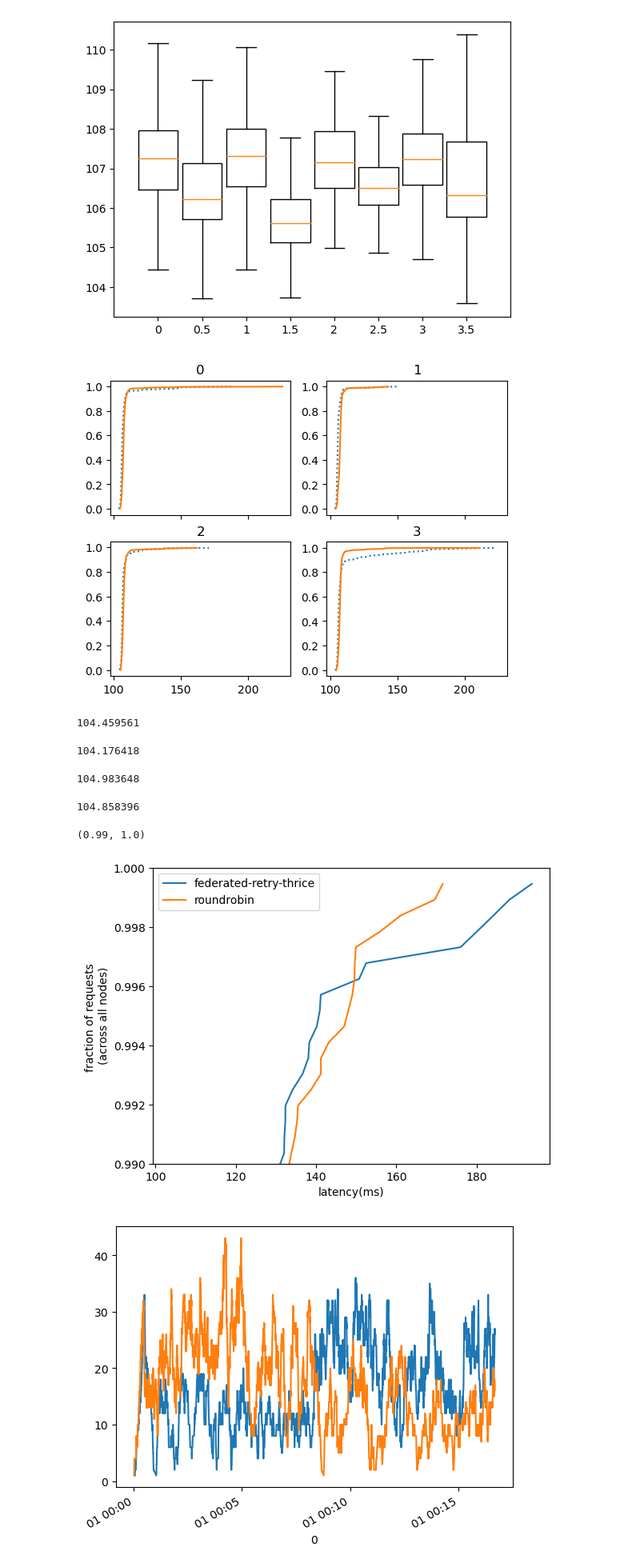
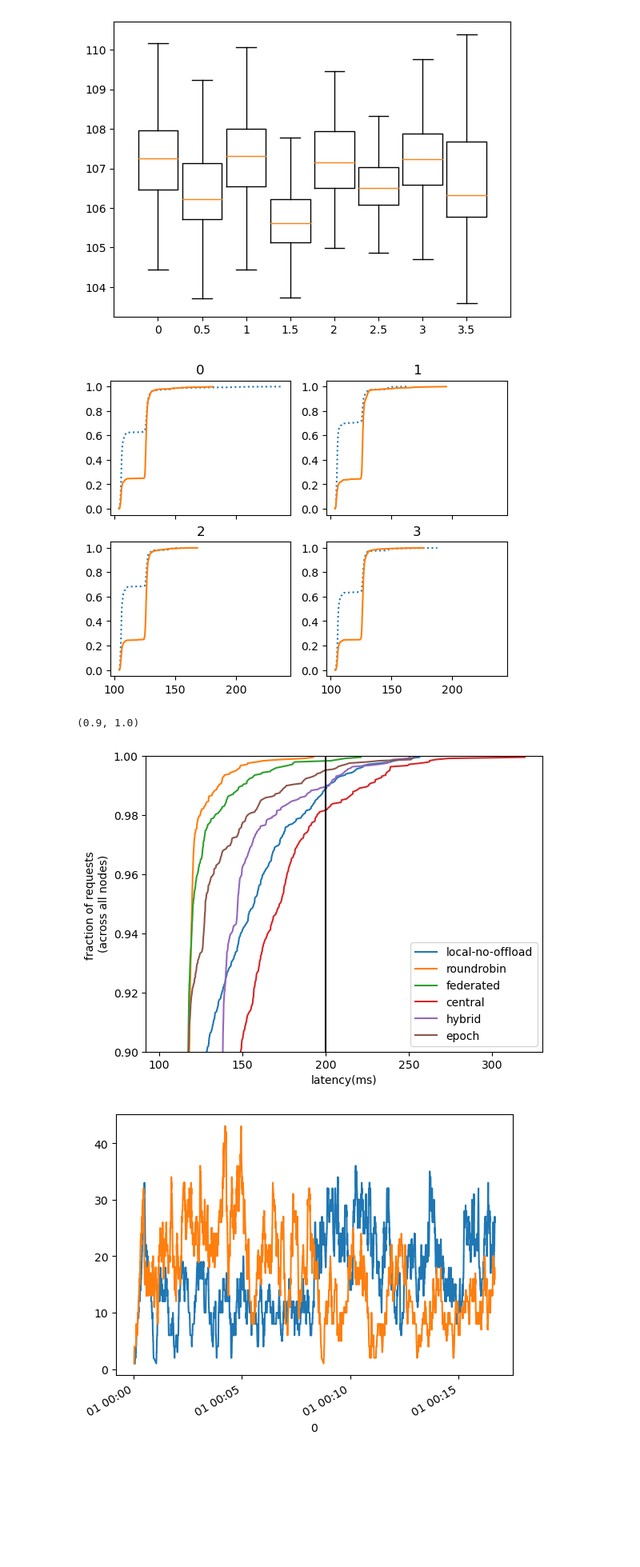
Before and after one commit to gt-epl/feo-notebooks, a Jupyter notebook: feo-analysis-2.ipynb, the cells around one changed output. Shown: that part at 80% size. Saved outputs shown, nothing was run; the diff lists cells and outputs as text; code cells hidden in the pictures; blank space fills up the shorter version.

```diff
--- a/feo-analysis-2.ipynb
+++ b/feo-analysis-2.ipynb
@@ -91,39 +91,31 @@ hosts = ['clabsvr','clabcl0','clabcl1','clabcl2']
 
 for i,ax in enumerate(axs.flat):
     ax.set_title(i)
-    pt(f'../feodata/clab-178922/run_load/federated/{hosts[i]}/2.out',ax,linestyle='dotted')
+    pt(f'../feodata/clab-181357/run_load/federated/{hosts[i]}/profile8-p2p20ms.out',ax,linestyle='dotted')
 for i,ax in enumerate(axs.flat):
-    pt(f'../feodata/clab-178922/run_load/roundrobin/{hosts[i]}/2.out',ax)
+    pt(f'../feodata/clab-181357/run_load/roundrobin/{hosts[i]}/profile8-p2p20ms.out',ax)
 # %% [output]
-[figure, old version]
+[figure, new version]
 # %%
-total = []
-for i,_ in enumerate(hosts):
-    box = get_box(f'../feodata/clab-178922/run_load/federated/{hosts[i]}/5.out')
-    total = np.concatenate((total,box))
+fig, ax = plt.subplots()
+pols = ['base','roundrobin','federated','central','hybrid','epoch']
 
-fig, ax = plt.subplots()
-pt_values(total, ax)
+for pol in pols:
+    total = []
+    for i,_ in enumerate(hosts):
+        box = get_box(f'../feodata/clab-181357/run_load/{pol}/{hosts[i]}/profile8-p2p10ms.out')
+        total = np.concatenate((total,box))
+    pt_values(total, ax)
 
-
-total = []
-for i,_ in enumerate(hosts):
-    box = get_box(f'../feodata/clab-178922/run_load/roundrobin/{hosts[i]}/5.out')
-    display(np.sort(box)[0])
-    total = np.concatenate((total,box))
-pt_values(total, ax)
-
-ax.legend(['federated-retry-thrice','roundrobin'])
+pols[0]='local-no-offload'
+ax.legend(pols)
 ax.set_ylabel('fraction of requests \n(across all nodes)')
 ax.set_xlabel('latency(ms)')
-ax.set_ylim(0.99,1)
+ax.axvline(x=200, color='black')
+ax.set_ylim(0.90,1)
 # %% [output]
-104.459561
+(0.9, 1.0)
-104.176418
-104.983648
-104.858396
-(0.99, 1.0)
-[figure, old version]
+[figure, new version]
 # %%
 import numpy as np
 import json
```
Also changed, not shown: parts of 3 cells of this notebook, 1 other file.
